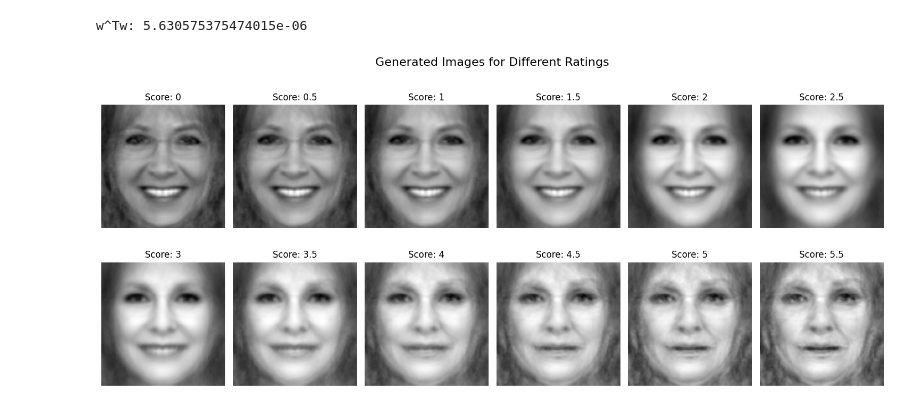
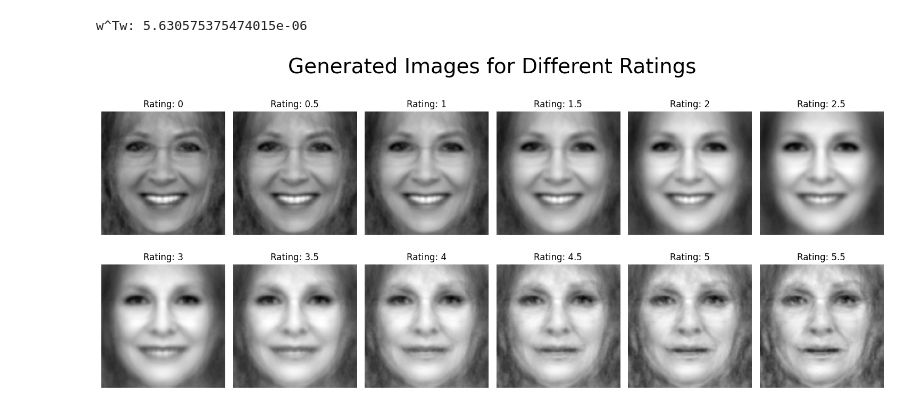
Before and after one commit to s243933/Kareninator, a Jupyter notebook: analyze_ratings.ipynb, the cells around one changed output. Saved outputs shown, nothing was run; the diff lists cells and outputs as text; code cells hidden in the pictures.

```diff
--- a/analyze_ratings.ipynb
+++ b/analyze_ratings.ipynb
@@ -198,27 +230,27 @@ for idx, rating in enumerate(rating_labels):
 # %%
 # Generate images
 fig, ax = plt.subplots(2, math.ceil(len(rating_labels)/2), figsize=(15, 7))
 ax = ax.flatten()
 
 save_to_dir = r"C:\Users\desus\OneDrive - Danmarks Tekniske Universitet\Fall_2025\Cognitive_Modelling\Kareninator\data\generated_images"
 
 for i, val in enumerate(zip(rating_labels, generated_scores)):
     rating = val[0]
     score = val[1]
 
     gen_img_arr = mean_J + np.dot(score, actual_components[selected_indices])
     gen_img_reshaped = gen_img_arr.reshape(100, 100)
 
     if not rating == 0:
         gen_img = Image.fromarray(np.uint8(gen_img_reshaped))
         gen_img.save(os.path.join(save_to_dir, f"rating_{rating}.jpg"))
 
     ax[i].imshow(gen_img_reshaped, cmap='gray')
-    ax[i].set_title(f"Score: {rating}")
+    ax[i].set_title(f"Rating: {rating}")
     ax[i].axis('off')
 
-plt.suptitle("Generated Images for Different Ratings", fontsize=16)
+plt.suptitle("Generated Images for Different Ratings", fontsize=28)
 plt.tight_layout()
 plt.show()
 # %% [output]
-[figure, old version]
+[figure, new version]
```
Also changed, not shown: parts of 7 cells of this notebook, 5 other files.
